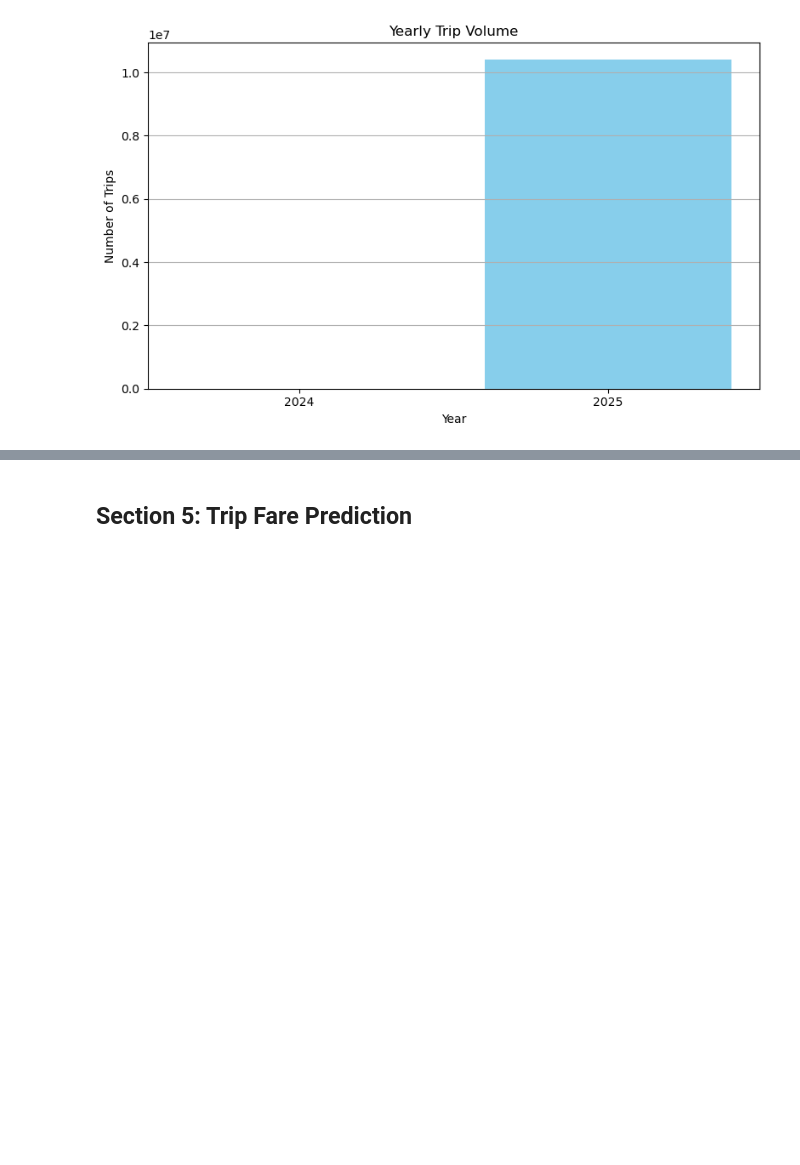
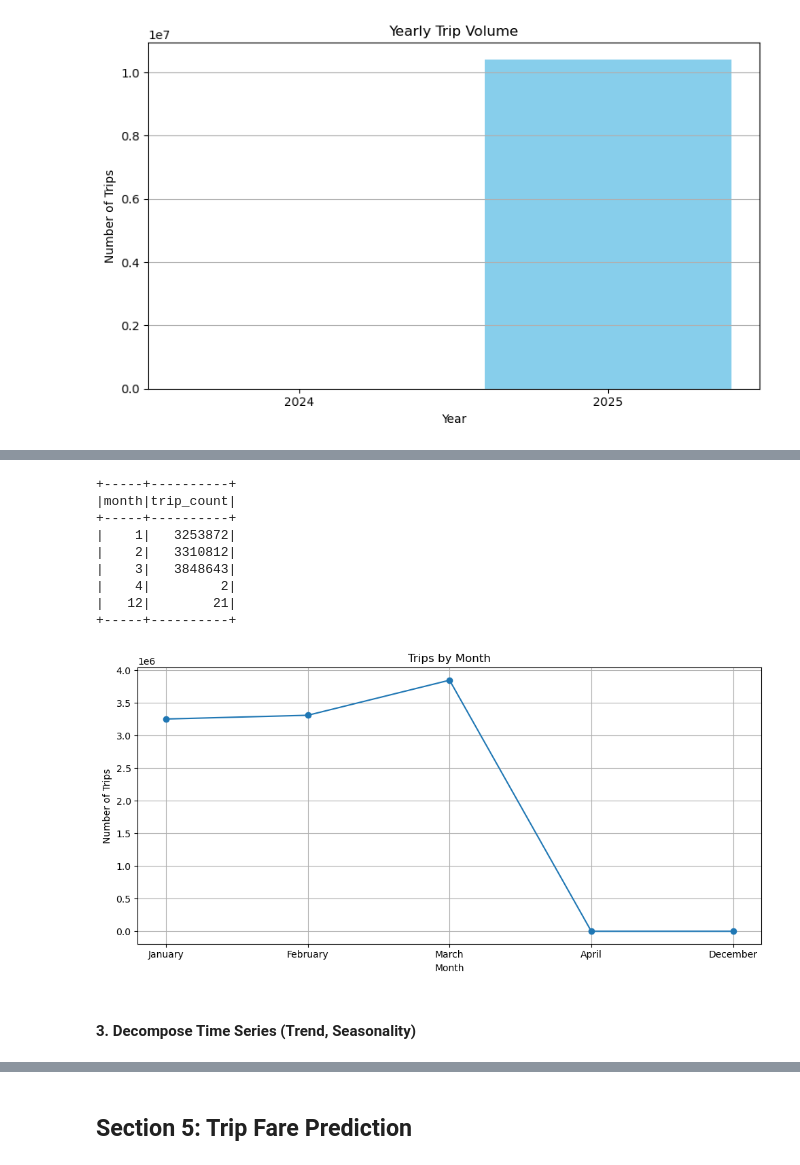
Before and after one commit to thiunuwan/nyc-taxi-spark-analysis, a Jupyter notebook: BigData_Project.ipynb, the cells around one changed output, grey strips where cells are left out. Cells and saved outputs as stored; diff of their text form; code cells hidden in the pictures; blank space fills up the shorter version.

```diff
--- a/BigData_Project.ipynb
+++ b/BigData_Project.ipynb
@@ -425,0 +467,36 @@ plt.show()
+# %%
+trips_by_month = spark.sql("""
+    SELECT month(pickup_datetime) AS month, COUNT(*) AS trip_count
+    FROM trips
+    GROUP BY month
+    ORDER BY month
+""")
+trips_by_month.show()
+
+pdf_month = trips_by_month.toPandas().sort_values("month")
+
+# Optional: Month name mapping
+pdf_month["month_name"] = pdf_month["month"].apply(lambda x: calendar.month_name[x])
+
+# Plot
+plt.figure(figsize=(10, 5))
+plt.plot(pdf_month["month_name"], pdf_month["trip_count"], marker='o')
+plt.title("Trips by Month")
+plt.xlabel("Month")
+plt.ylabel("Number of Trips")
+plt.grid(True)
+plt.tight_layout()
+plt.show()
+# %% [output]
++-----+----------+
+|month|trip_count|
++-----+----------+
+|    1|   3253872|
+|    2|   3310812|
+|    3|   3848643|
+|    4|         2|
+|   12|        21|
++-----+----------+
+[figure, added]
+# %% [markdown]
+#### 3. Decompose Time Series (Trend, Seasonality)
```
Also changed, not shown: parts of 24 cells of this notebook.
